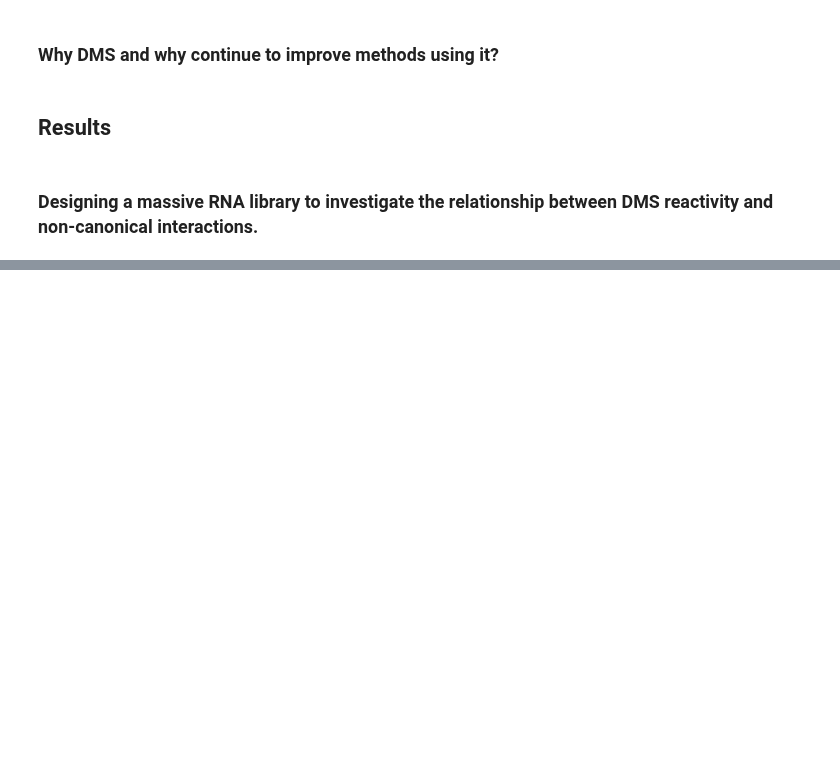
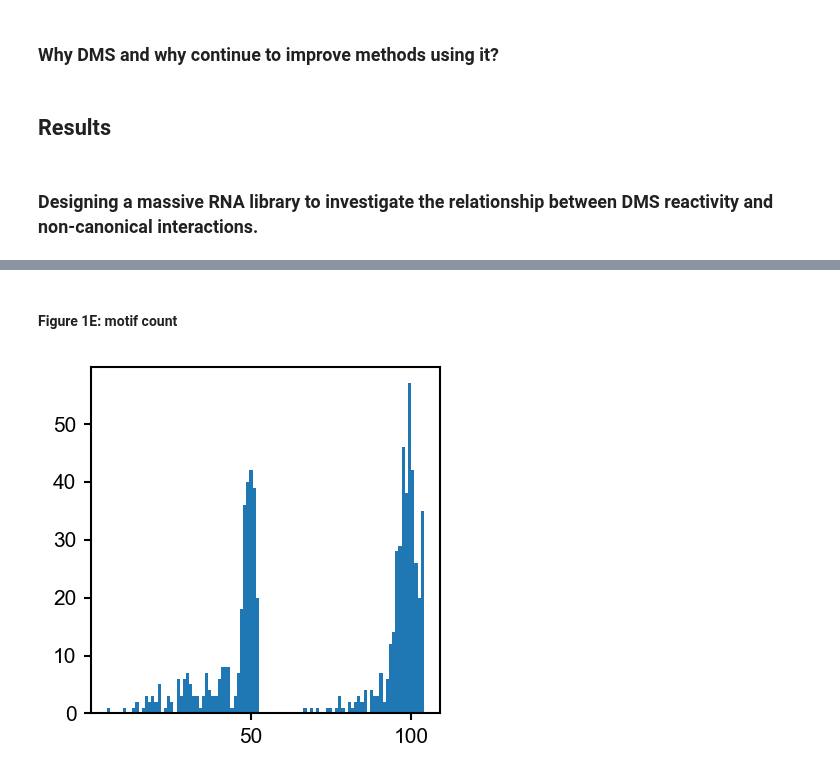
Before and after one commit to YesselmanLabPublications/2025_char_3d_struct_features, a Jupyter notebook: notebooks/manuscript_outline.ipynb, the cells around one changed output, grey strips where cells are left out. Saved outputs shown, nothing was run; the diff lists cells and outputs as text; code cells hidden in the pictures; blank space fills up the shorter version.

```diff
--- a/notebooks/manuscript_outline.ipynb
+++ b/notebooks/manuscript_outline.ipynb
@@ -31,0 +121,13 @@ Structured RNA is pivotal in fundamental biological processes such as protein tr
+# %% [markdown]
+#### Figure 1E: motif count
+# %%
+data = []
+for i, group in df_motif.groupby("m_sequence"):
+    data.append([i, len(group)])
+df_counts = pd.DataFrame(data, columns=["m_sequence", "count"])
+
+fig, ax = plt.subplots(figsize=(3, 3))
+plt.hist(df_counts["count"], bins=100);
+publication_style_ax(ax)
+# %% [output]
+[figure, added]
```
Also changed, not shown: parts of 28 cells of this notebook, 2 other files.
